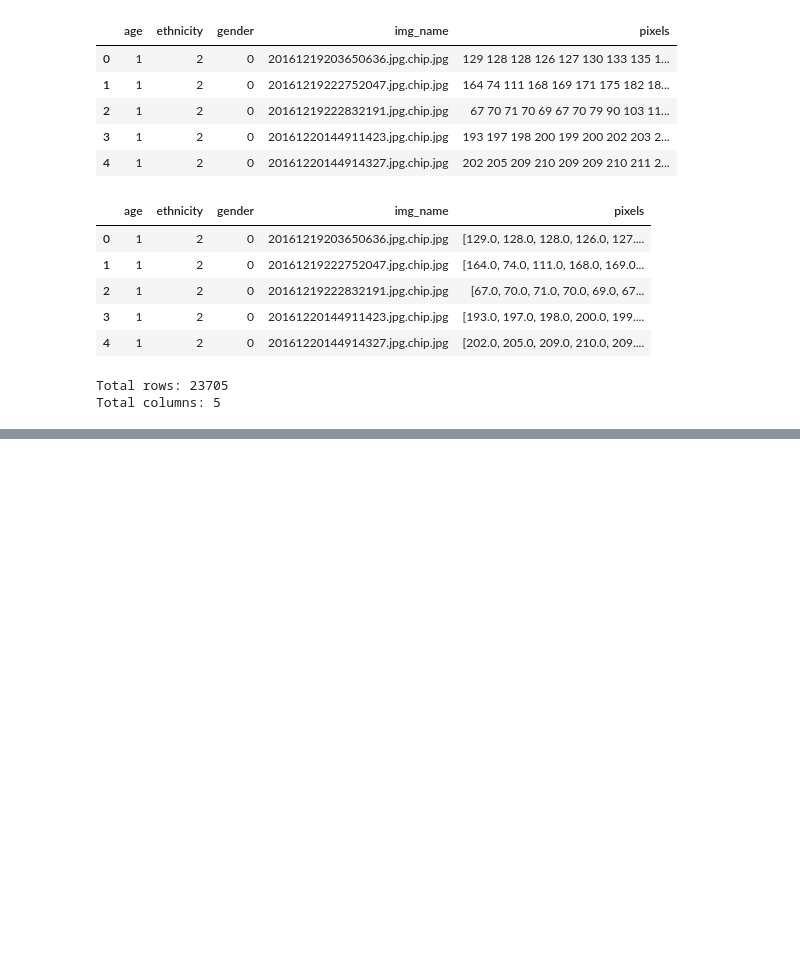
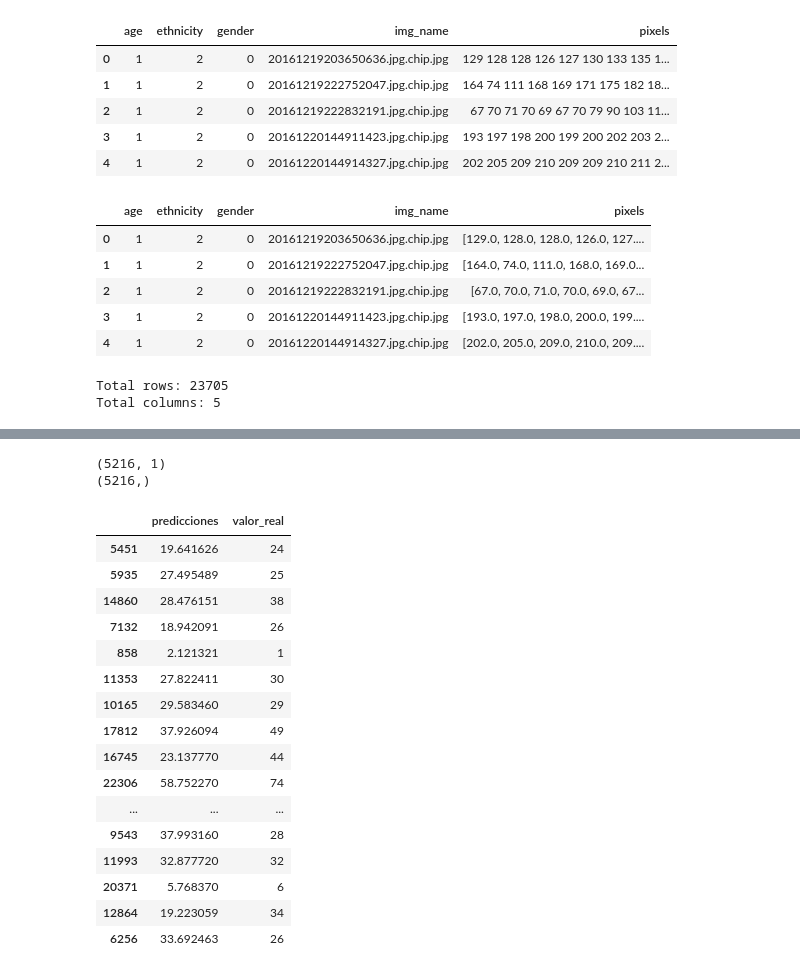
Before and after one commit to PilarAriasVazquez/ESTUDIOPROPIO, a Jupyter notebook: EstudioAlgGenética.ipynb, the cells around one changed output, grey strips where cells are left out. Saved outputs shown, nothing was run; the diff lists cells and outputs as text; code cells hidden in the pictures; blank space fills up the shorter version.

```diff
--- a/EstudioAlgGenética.ipynb
+++ b/EstudioAlgGenética.ipynb
@@ -147,5 +129,5 @@ tf.keras.utils.plot_model(model, to_file = "model.png", show_shapes = True, show
 # %%
 history = model.fit(
-    X_train, y_train, epochs=20, validation_split=0.1, batch_size=64, callbacks=[callback]
+    X_train, y_train, epochs=15, validation_split=0.1, batch_size=64
 )
 # %% [output]
@@ -172,0 +188,33 @@ prediction = model.predict(X_test)
+# %%
+import numpy as np
+
+print(prediction.shape)   # Imprime la forma de "prediction"
+print(y_test.shape)       # Imprime la forma de "y_test"
+# %% [output]
+(5216, 1)
+(5216,)
+# %%
+import pandas as pd
+
+# Supongamos que los vectores tienen el mismo tamaño
+df = pd.DataFrame({'predicciones': prediction.ravel(), 'valor_real': y_test})
+
+df.head(50)
+# %% [output]
+|  | predicciones | valor_real |
+| 5451 | 19.641626 | 24 |
+| 5935 | 27.495489 | 25 |
+| 14860 | 28.476151 | 38 |
+| 7132 | 18.942091 | 26 |
+| 858 | 2.121321 | 1 |
+| 11353 | 27.822411 | 30 |
+| 10165 | 29.583460 | 29 |
+| 17812 | 37.926094 | 49 |
+| 16745 | 23.137770 | 44 |
+| 22306 | 58.752270 | 74 |
+| ... | ... | ... |
+| 9543 | 37.993160 | 28 |
+| 11993 | 32.877720 | 32 |
+| 20371 | 5.768370 | 6 |
+| 12864 | 19.223059 | 34 |
+| 6256 | 33.692463 | 26 |
```
Also changed, not shown: parts of 12 cells of this notebook.
